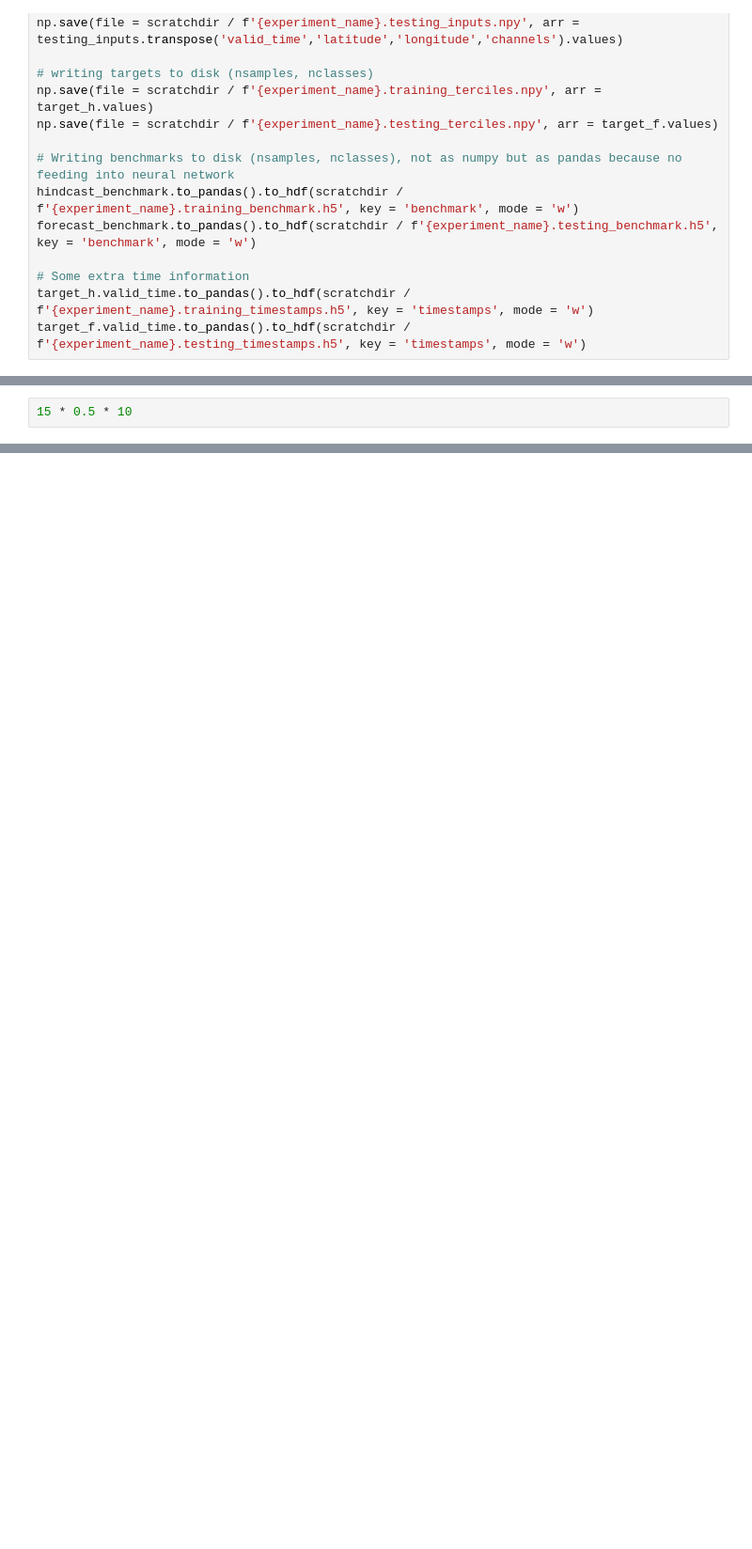
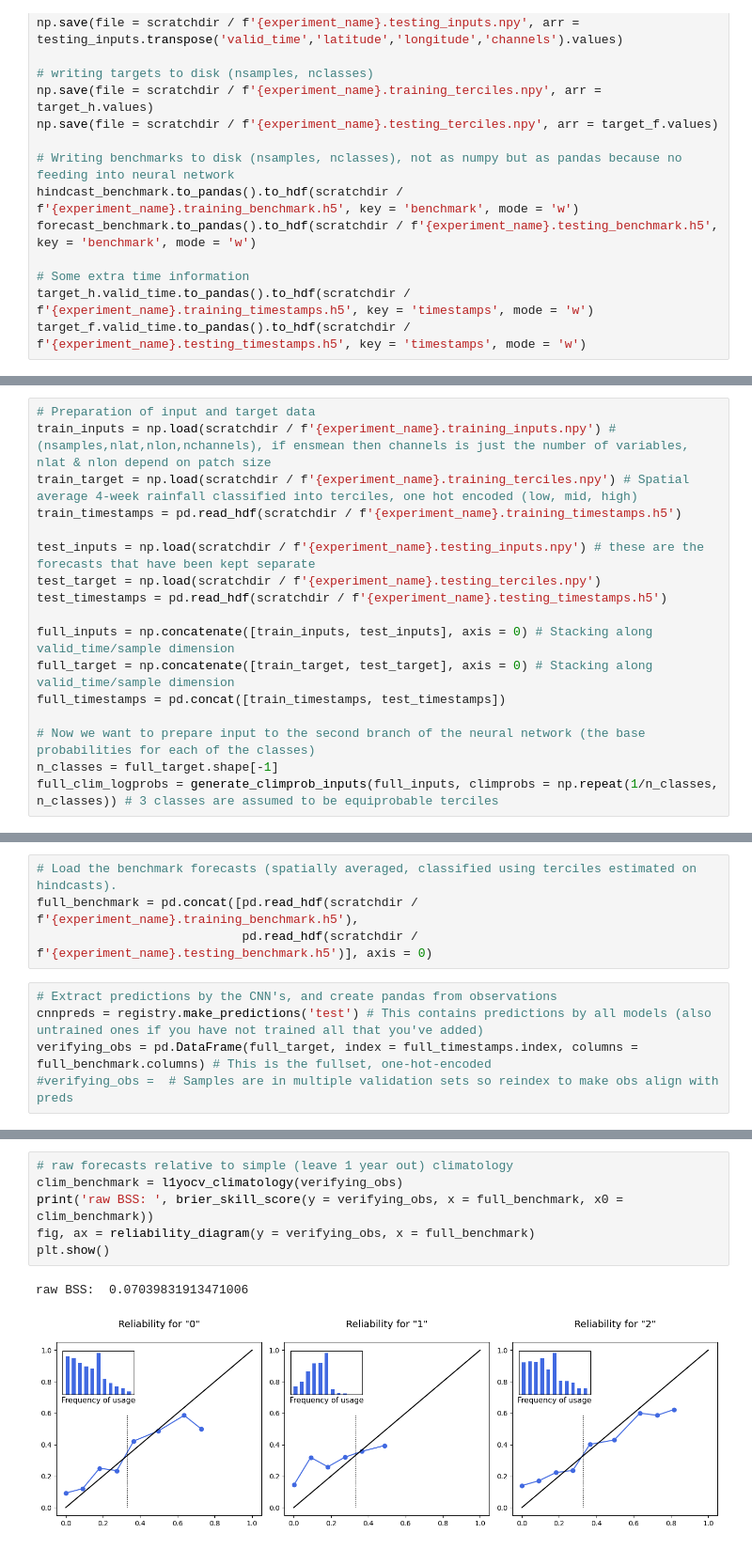
Before and after one commit to chiemvs/lorentz, a Jupyter notebook: pipeline.ipynb, the cells around one changed output, grey strips where cells are left out. Shown at 94% size. Cells and saved outputs as stored; diff of their text form; blank space fills up the shorter version.

```diff
--- a/pipeline.ipynb
+++ b/pipeline.ipynb
@@ -139,2 +144,17 @@ reading the input from disk again
 # %%
-15 * 0.5 * 10
+# Preparation of input and target data
+train_inputs = np.load(scratchdir / f'{experiment_name}.training_inputs.npy') # (nsamples,nlat,nlon,nchannels), if ensmean then channels is just the number of variables, nlat & nlon depend on patch size
+train_target = np.load(scratchdir / f'{experiment_name}.training_terciles.npy') # Spatial average 4-week rainfall classified into terciles, one hot encoded (low, mid, high)
+train_timestamps = pd.read_hdf(scratchdir / f'{experiment_name}.training_timestamps.h5')
+
+test_inputs = np.load(scratchdir / f'{experiment_name}.testing_inputs.npy') # these are the forecasts that have been kept separate
+test_target = np.load(scratchdir / f'{experiment_name}.testing_terciles.npy')
+test_timestamps = pd.read_hdf(scratchdir / f'{experiment_name}.testing_timestamps.h5')
+
+full_inputs = np.concatenate([train_inputs, test_inputs], axis = 0) # Stacking along valid_time/sample dimension
+full_target = np.concatenate([train_target, test_target], axis = 0) # Stacking along valid_time/sample dimension
+full_timestamps = pd.concat([train_timestamps, test_timestamps])
+
+# Now we want to prepare input to the second branch of the neural network (the base probabilities for each of the classes)
+n_classes = full_target.shape[-1]
+full_clim_logprobs = generate_climprob_inputs(full_inputs, climprobs = np.repeat(1/n_classes, n_classes)) # 3 classes are assumed to be equiprobable terciles
@@ -142,0 +215,9 @@ reading the input from disk again
+# %%
+# Load the benchmark forecasts (spatially averaged, classified using terciles estimated on hindcasts).
+full_benchmark = pd.concat([pd.read_hdf(scratchdir / f'{experiment_name}.training_benchmark.h5'),
+                            pd.read_hdf(scratchdir / f'{experiment_name}.testing_benchmark.h5')], axis = 0)
+# %%
+# Extract predictions by the CNN's, and create pandas from observations
+cnnpreds = registry.make_predictions('test') # This contains predictions by all models (also untrained ones if you have not trained all that you've added)
+verifying_obs = pd.DataFrame(full_target, index = full_timestamps.index, columns = full_benchmark.columns) # This is the fullset, one-hot-encoded
+#verifying_obs =  # Samples are in multiple validation sets so reindex to make obs align with preds
@@ -142,0 +229,9 @@ reading the input from disk again
+# %%
+# raw forecasts relative to simple (leave 1 year out) climatology
+clim_benchmark = l1yocv_climatology(verifying_obs)
+print('raw BSS: ', brier_skill_score(y = verifying_obs, x = full_benchmark, x0 = clim_benchmark))
+fig, ax = reliability_diagram(y = verifying_obs, x = full_benchmark)
+plt.show()
+# %% [output]
+raw BSS:  0.07039831913471006
+[figure, added]
```
Also changed, not shown: parts of 11 cells of this notebook, 1 other file.
